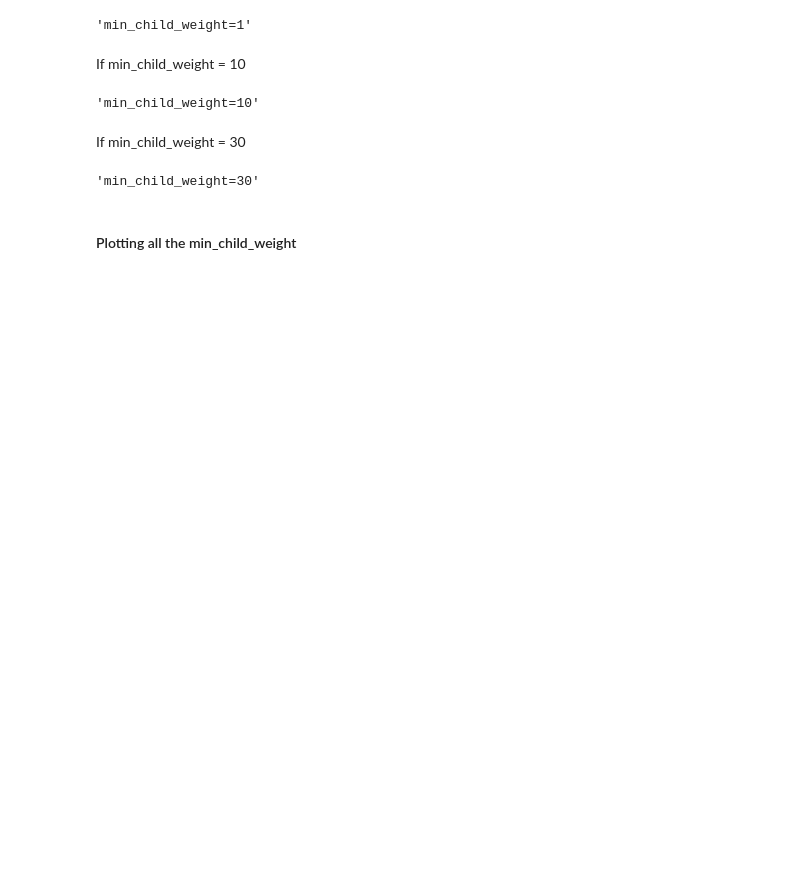
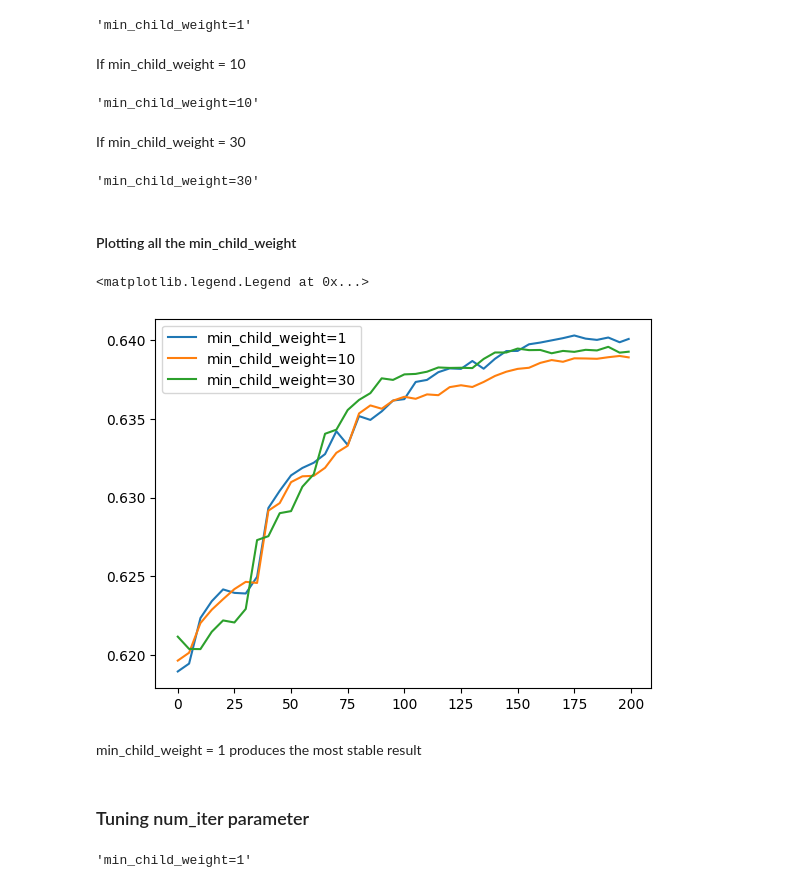
Before and after one commit to Veranika23/endometriosis-prediction, a Jupyter notebook: EDA/notebook.ipynb, the cells around one changed output. Drawn from its saved outputs; the diff is of its cells as text; code cells hidden in the pictures; blank space fills up the shorter version.

```diff
--- a/EDA/notebook.ipynb
+++ b/EDA/notebook.ipynb
@@ -1211,3 +1211,14 @@ key
 'min_child_weight=30'
 # %% [markdown]
 #### Plotting all the min_child_weight
+# %%
+for min_child_weight, df_score in scores.items():
+    plt.plot(df_score.num_iter, df_score.val_auc, label = min_child_weight)
+plt.legend()
+# %% [output]
+<matplotlib.legend.Legend at 0x...>
+[figure, added]
+# %% [markdown]
+min_child_weight = 1 produces the most stable result
+# %% [markdown]
+### Tuning num_iter parameter
@@ -1213,0 +1245,6 @@ key
+# %%
+key = 'min_child_weight=%s' % (xgb_params['min_child_weight'])
+scores[key] = xgb_output(output)
+key
+# %% [output]
+'min_child_weight=1'
```
Also changed, not shown: parts of 9 cells of this notebook.
